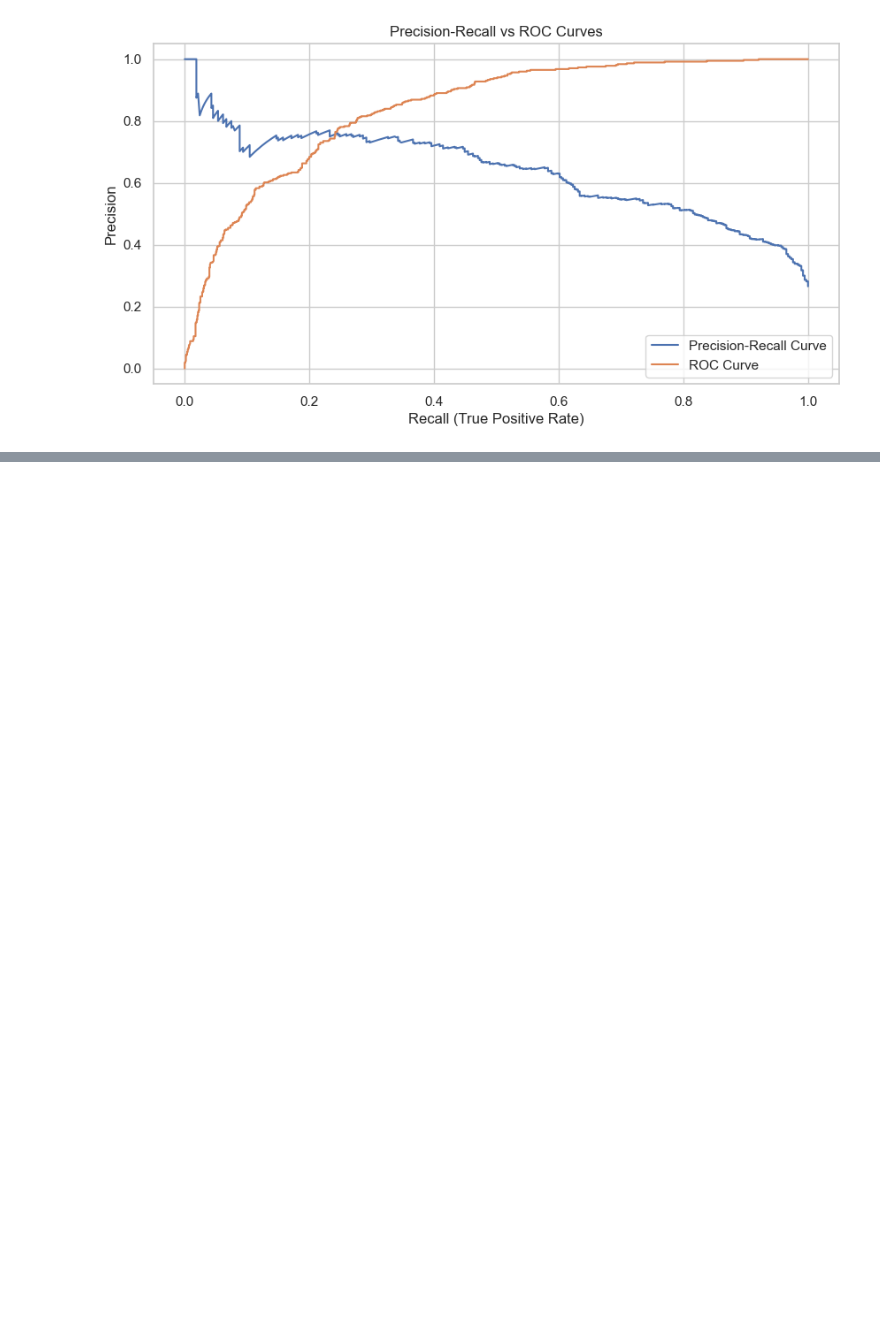
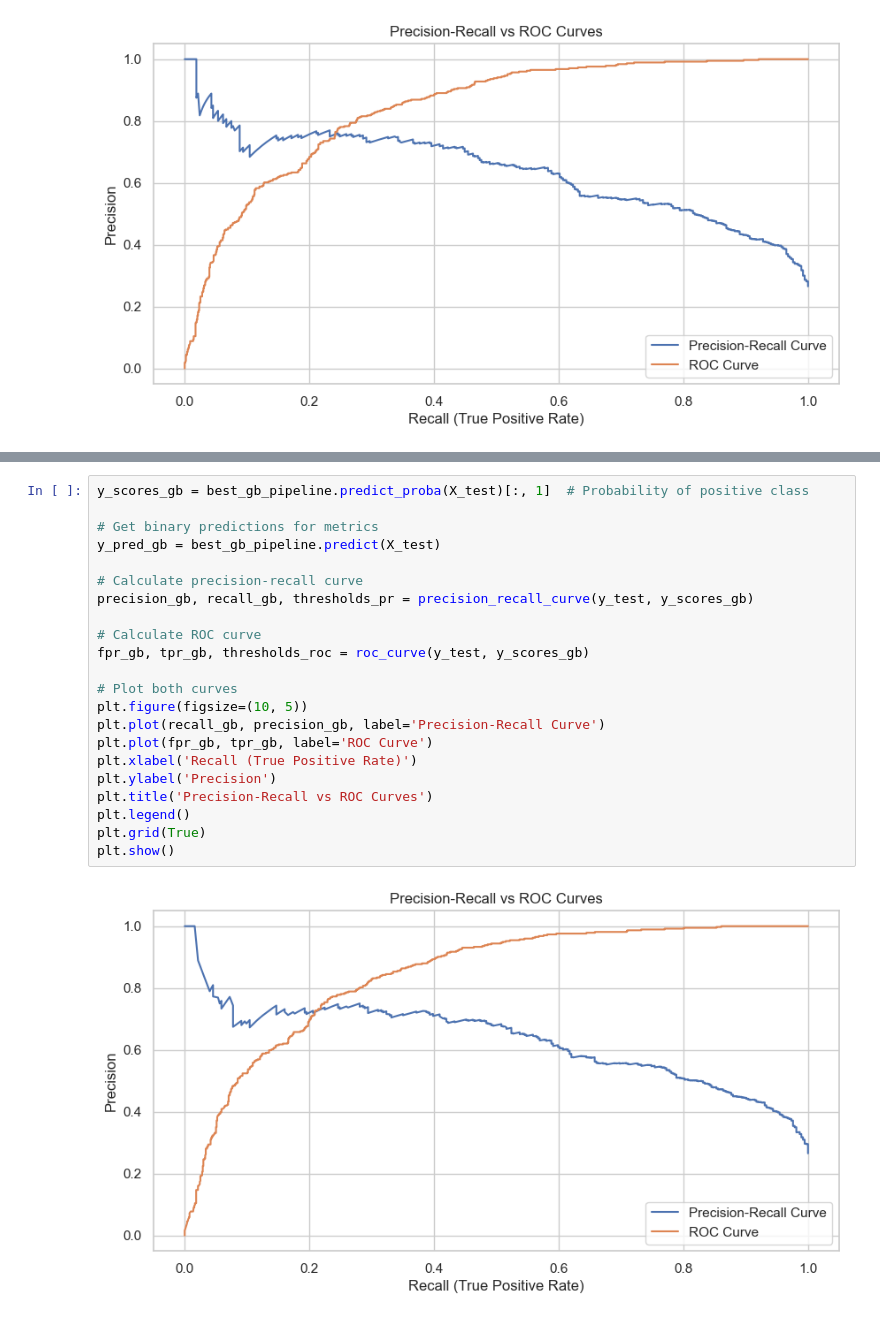
Before and after one commit to itxtx/customer_churn_prediction, a Jupyter notebook: churn.ipynb, the cells around one changed output, grey strips where cells are left out. Cells and saved outputs as stored; diff of their text form; blank space fills up the shorter version.

```diff
--- a/churn.ipynb
+++ b/churn.ipynb
@@ -660,0 +800,24 @@ plt.show()
+# %%
+y_scores_gb = best_gb_pipeline.predict_proba(X_test)[:, 1]  # Probability of positive class
+
+# Get binary predictions for metrics
+y_pred_gb = best_gb_pipeline.predict(X_test)
+
+# Calculate precision-recall curve
+precision_gb, recall_gb, thresholds_pr = precision_recall_curve(y_test, y_scores_gb)
+
+# Calculate ROC curve
+fpr_gb, tpr_gb, thresholds_roc = roc_curve(y_test, y_scores_gb)
+
+# Plot both curves
+plt.figure(figsize=(10, 5))
+plt.plot(recall_gb, precision_gb, label='Precision-Recall Curve')
+plt.plot(fpr_gb, tpr_gb, label='ROC Curve')
+plt.xlabel('Recall (True Positive Rate)')
+plt.ylabel('Precision')
+plt.title('Precision-Recall vs ROC Curves')
+plt.legend()
+plt.grid(True)
+plt.show()
+# %% [output]
+[figure, added]
```
Also changed, not shown: parts of 4 cells of this notebook.
